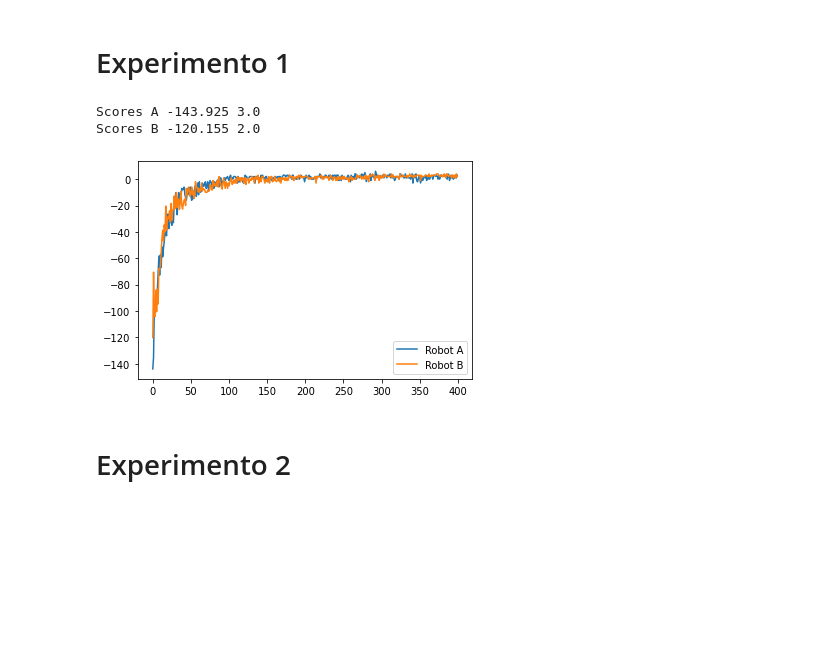
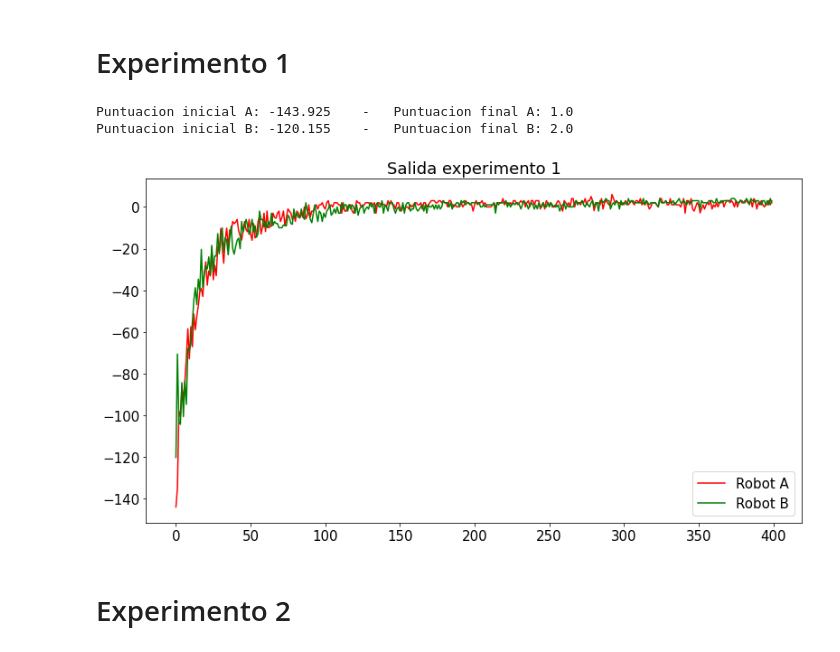
Before and after one commit to manuela98/Coevolucion-Automatas-AG, a Jupyter notebook: Coevolución/demo.ipynb, the cells around one changed output. Cells and saved outputs as stored; diff of their text form; code cells hidden in the pictures; blank space fills up the shorter version.

Commit message:
plot results

```diff
--- a/Coevolución/demo.ipynb
+++ b/Coevolución/demo.ipynb
@@ -113,20 +113,26 @@ def LastNlines(fname, N):
 # %% [markdown]
 # Experimento 1
 # %%
+import numpy as np
+import matplotlib.pylab as plt
 # -5 (wall) if they collide and -2.5 if they pick up the wrong can
 lines =  LastNlines('Experiment outputs/output.txt', 4)
 scores_one = np.array(eval(lines[0]))
 scores_two = np.array(eval(lines[1]))
-
-plt.plot(np.arange(len(scores_one)), scores_one[:,1],label = 'Robot A')
-plt.plot(np.arange(len(scores_two)), scores_two[:,1], label = 'Robot B')
-plt.legend()
-print('Scores A' , scores_one[0][1],  scores_one[-1][1])
-print('Scores B' , scores_two[0][1],  scores_two[-1][1])
+plt.figure(figsize=(13,7))
+plt.title('Salida experimento 1',fontsize=18)
+plt.plot(np.arange(len(scores_one)), scores_one[:,1],label = 'Robot A',color='red')
+plt.plot(np.arange(len(scores_two)), scores_two[:,1], label = 'Robot B',color='green')
+plt.legend(fontsize=15)
+print('Puntuacion inicial A:' , scores_one[0][1],  '   -   Puntuacion final A:',scores_one[-9][1])
+print('Puntuacion inicial B:' , scores_two[0][1],  '   -   Puntuacion final B:',scores_two[-9][1])
+plt.xticks(fontsize=15)
+plt.yticks(fontsize=15)
+plt.show()
 # %% [output]
-Scores A -143.925 3.0
-Scores B -120.155 2.0
+Puntuacion inicial A: -143.925    -   Puntuacion final A: 1.0
+Puntuacion inicial B: -120.155    -   Puntuacion final B: 2.0
-[figure, old version]
+[figure, new version]
 # %% [markdown]
 # Experimento 2
 # %%
```
Also changed, not shown: parts of 6 cells of this notebook, 1 other file.
